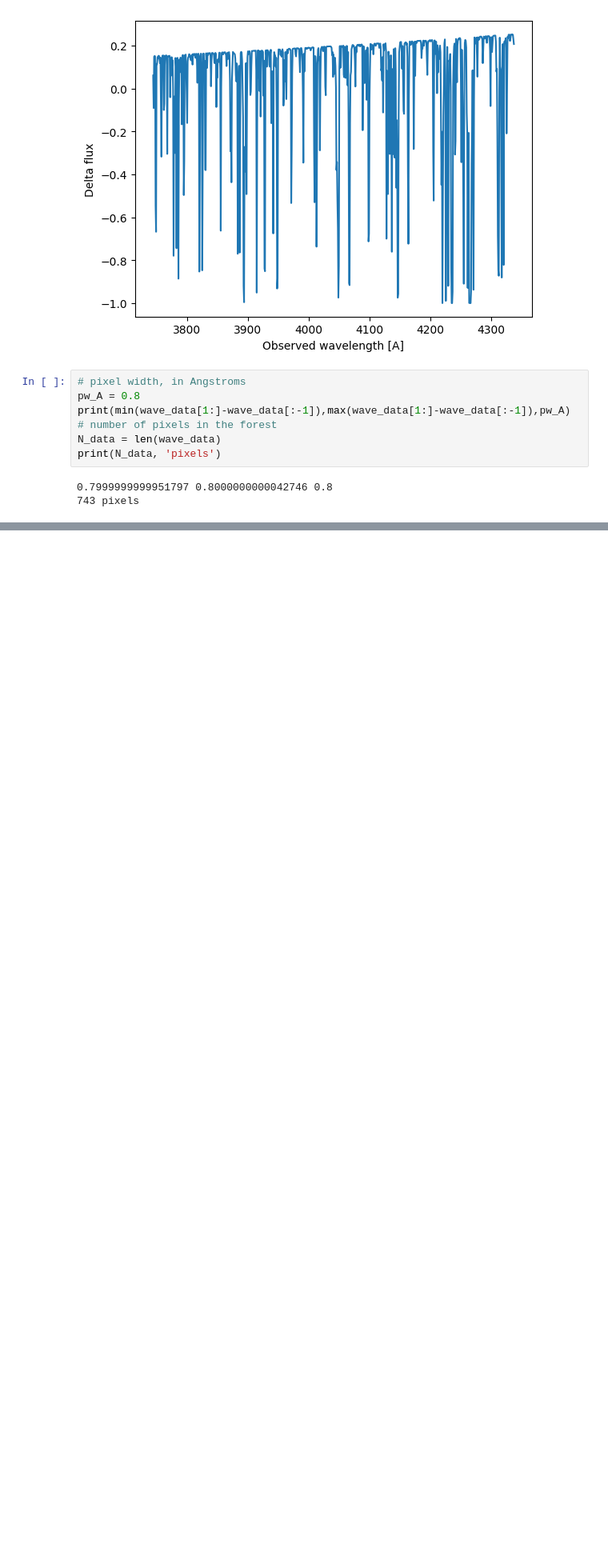
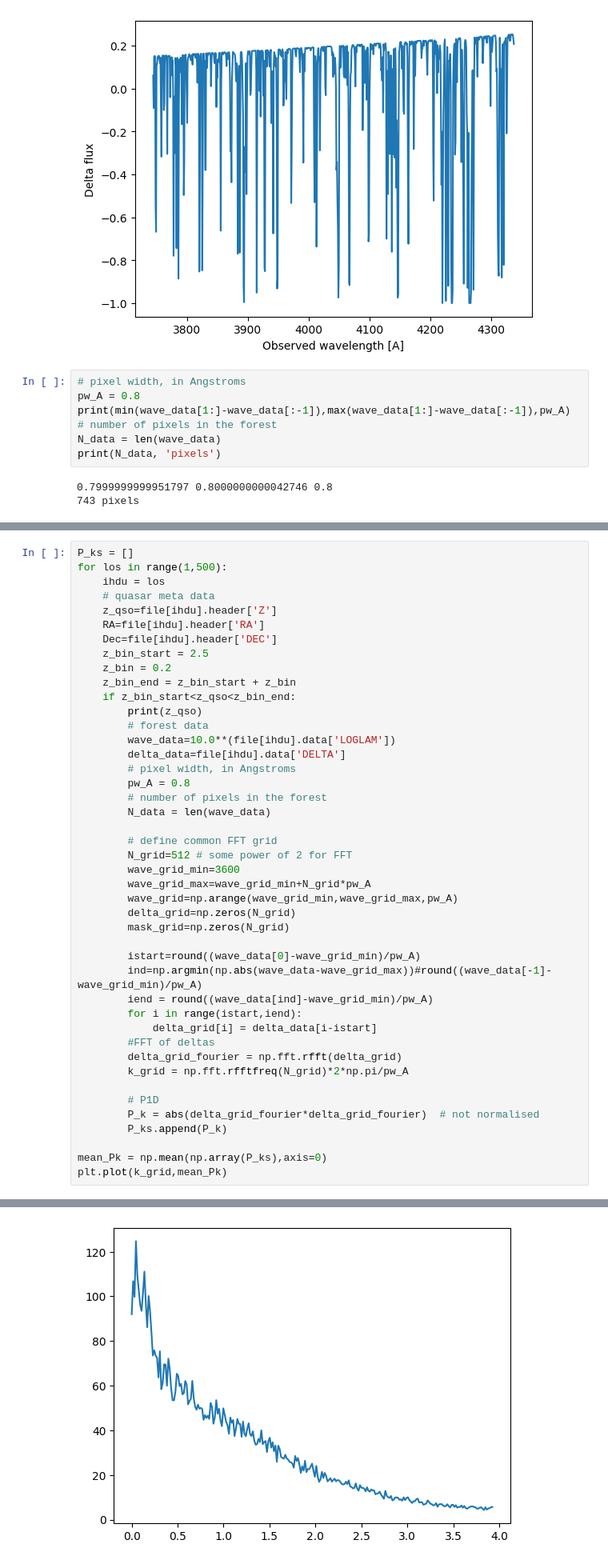
Before and after one commit to sindhusatyavolu/fourier_playground, a Jupyter notebook: fft_px/read_deltas.ipynb, the cells around one changed output, grey strips where cells are left out. Shown at 80% size. Drawn from its saved outputs; the diff is of its cells as text; blank space fills up the shorter version.

```diff
--- a/fft_px/read_deltas.ipynb
+++ b/fft_px/read_deltas.ipynb
@@ -57,0 +119,45 @@ print(istart,iend)
+# %%
+P_ks = []
+for los in range(1,500):
+    ihdu = los
+    # quasar meta data
+    z_qso=file[ihdu].header['Z']
+    RA=file[ihdu].header['RA']
+    Dec=file[ihdu].header['DEC']
+    z_bin_start = 2.5
+    z_bin = 0.2
+    z_bin_end = z_bin_start + z_bin
+    if z_bin_start<z_qso<z_bin_end:
+        print(z_qso)
+        # forest data
+        wave_data=10.0**(file[ihdu].data['LOGLAM'])
+        delta_data=file[ihdu].data['DELTA']
+        # pixel width, in Angstroms
+        pw_A = 0.8
+        # number of pixels in the forest
+        N_data = len(wave_data)
+
+        # define common FFT grid
+        N_grid=512 # some power of 2 for FFT
+        wave_grid_min=3600
+        wave_grid_max=wave_grid_min+N_grid*pw_A
+        wave_grid=np.arange(wave_grid_min,wave_grid_max,pw_A)
+        delta_grid=np.zeros(N_grid)
+        mask_grid=np.zeros(N_grid)
+
+        istart=round((wave_data[0]-wave_grid_min)/pw_A)
+        ind=np.argmin(np.abs(wave_data-wave_grid_max))#round((wave_data[-1]-wave_grid_min)/pw_A)
+        iend = round((wave_data[ind]-wave_grid_min)/pw_A)
+        for i in range(istart,iend):
+            delta_grid[i] = delta_data[i-istart]
+        #FFT of deltas
+        delta_grid_fourier = np.fft.rfft(delta_grid)
+        k_grid = np.fft.rfftfreq(N_grid)*2*np.pi/pw_A
+
+        # P1D
+        P_k = abs(delta_grid_fourier*delta_grid_fourier)  # not normalised
+        P_ks.append(P_k)
+
+mean_Pk = np.mean(np.array(P_ks),axis=0)
+plt.plot(k_grid,mean_Pk)
+# %% [output]
@@ -57,0 +182 @@ print(istart,iend)
+[figure, added]
```
Also changed, not shown: parts of 9 cells of this notebook.
